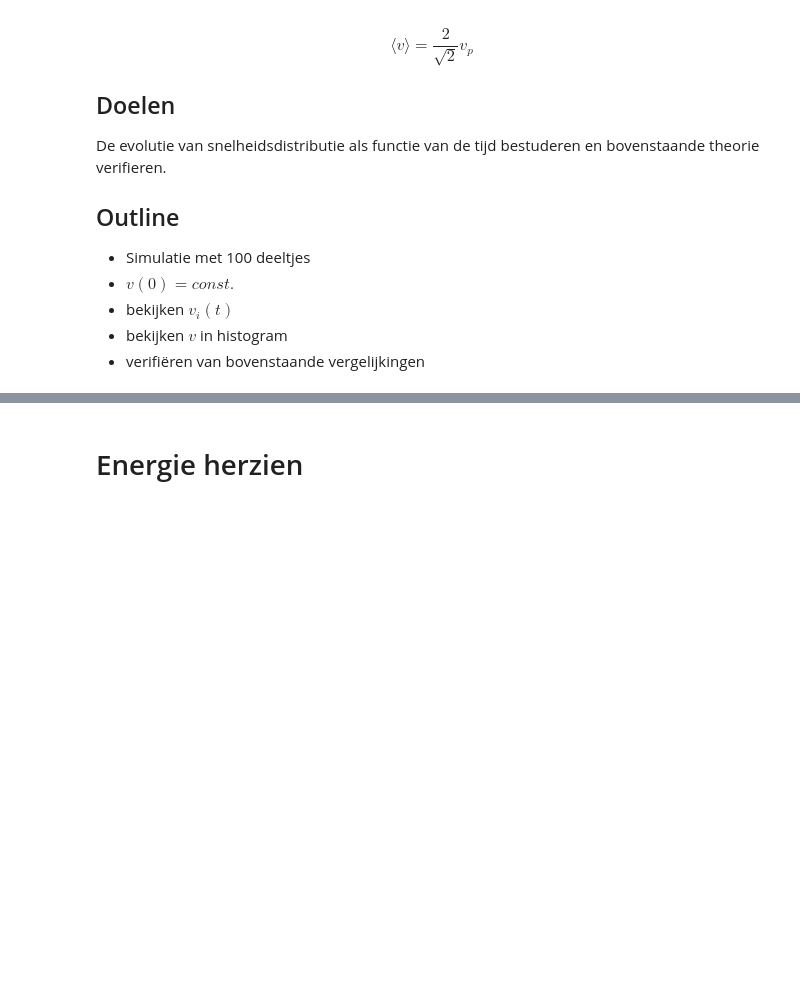
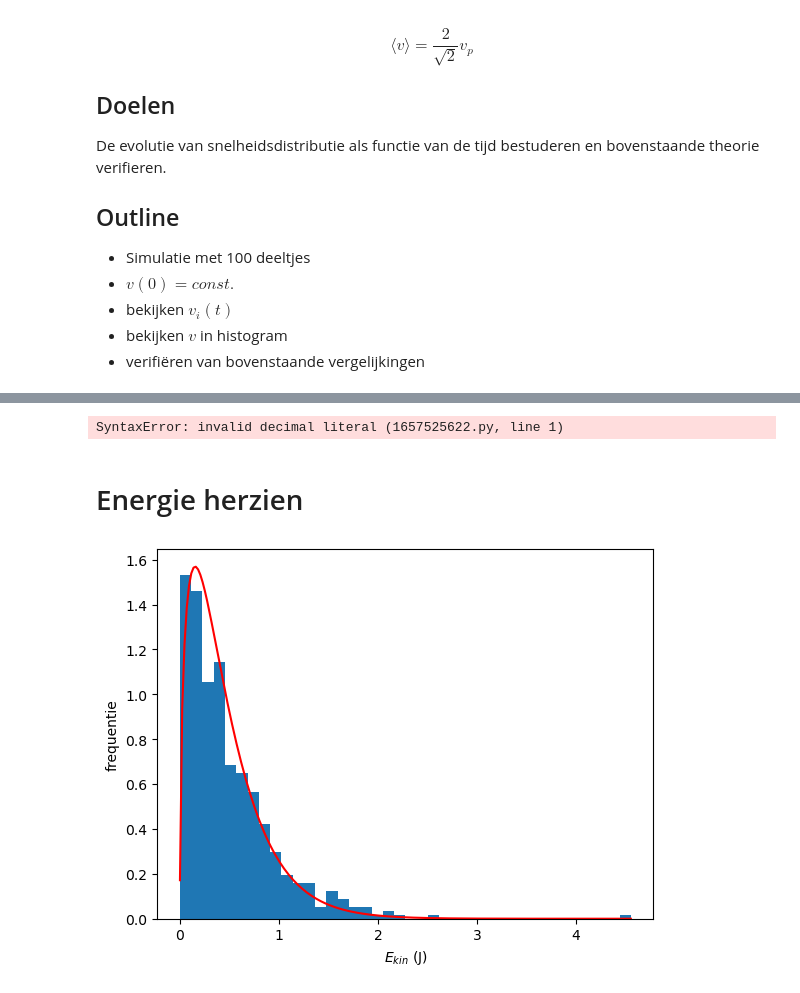
Before and after one commit to Contemporary-Physicslab/PySim, a Jupyter notebook: book/Q2/Boltzmann.ipynb, the cells around one changed output, grey strips where cells are left out. Cells and saved outputs as stored; diff of their text form; code cells hidden in the pictures; blank space fills up the shorter version.

```diff
--- a/book/Q2/Boltzmann.ipynb
+++ b/book/Q2/Boltzmann.ipynb
@@ -83,7 +83,7 @@ Box_length = Box_length_0     # De grootte van de box kan wijzigen!
 particles = []
 N = 500
 v_0 = 1
-
+m_p = 1.0
 dt = 0.04
 
 # Aanmaken van deeltjes
@@ -91,7 +91,7 @@ for i in range(N):
     vx = np.random.uniform(-v_0,v_0)
     vy = np.random.choice([-1, 1])*np.sqrt(v_0**2-vx**2)
     pos = Box_length_0*np.random.uniform(-1,1,2)
-    particles.append(ParticleClass(m=1.0, v=[vx, vy], r = pos, R=.5))
+    particles.append(ParticleClass(m=m_p, v=[vx, vy], r = pos, R=.5))
 # %%
 # Inspecteren van beginsituatie
 plt.figure()
@@ -185,18 +191,39 @@ plt.show()
 # %%
-a = m/(2kbT)
-ofwel
-kb = m/(2aT)
-
-.5mv^2=kbT
+# Hier zou je boltzmann kunnen bereken
+# a = m/(2kbT)
+# ofwel
+# kb = m/(2aT)
+# 1/2mv^2 = 3/2kT
+# %% [output]
+SyntaxError: invalid decimal literal (1657525622.py, line 1)
 # %% [markdown]
 # Energie herzien
 # %%
+def E_th(E,a):
+    return 2*np.sqrt(E/np.pi)*(1/a)**(3/2)*np.exp(-E/a)
+
 energies = [p.kin_energy for p in particles]
+
+# Berekenen van histogram
+counts2, bin_edges2 = np.histogram(energies, bins=20, density=True)
+bin_centers2 = 0.5 * (bin_edges[:-1] + bin_edges[1:])
+
+# Vinden van de optimale paramters
+popt, pcov = curve_fit(E_th, bin_centers2, counts2)
+
+x_fit2 = np.linspace(min(energies), max(energies), 200)
+y_fit2 = E_th(x_fit2, *popt)
 
 plt.figure()
 plt.xlabel('$E_{kin}$ (J)')
 plt.ylabel('frequentie')
 
 plt.hist(energies,bins=40,density='True')
 
+
+plt.plot(x_fit2, y_fit2, 'r-', label='maxwellfit')
+
+
 plt.show()
+# %% [output]
+[figure, added]
```
Also changed, not shown: parts of 3 cells of this notebook, 3 other files.
